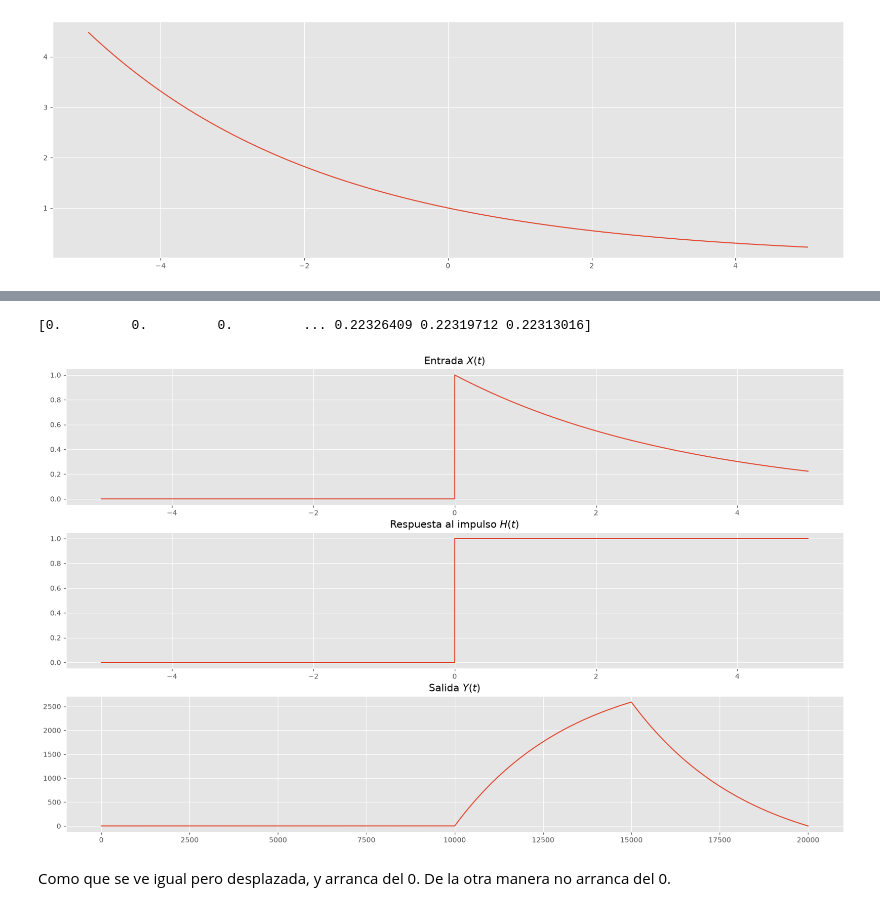
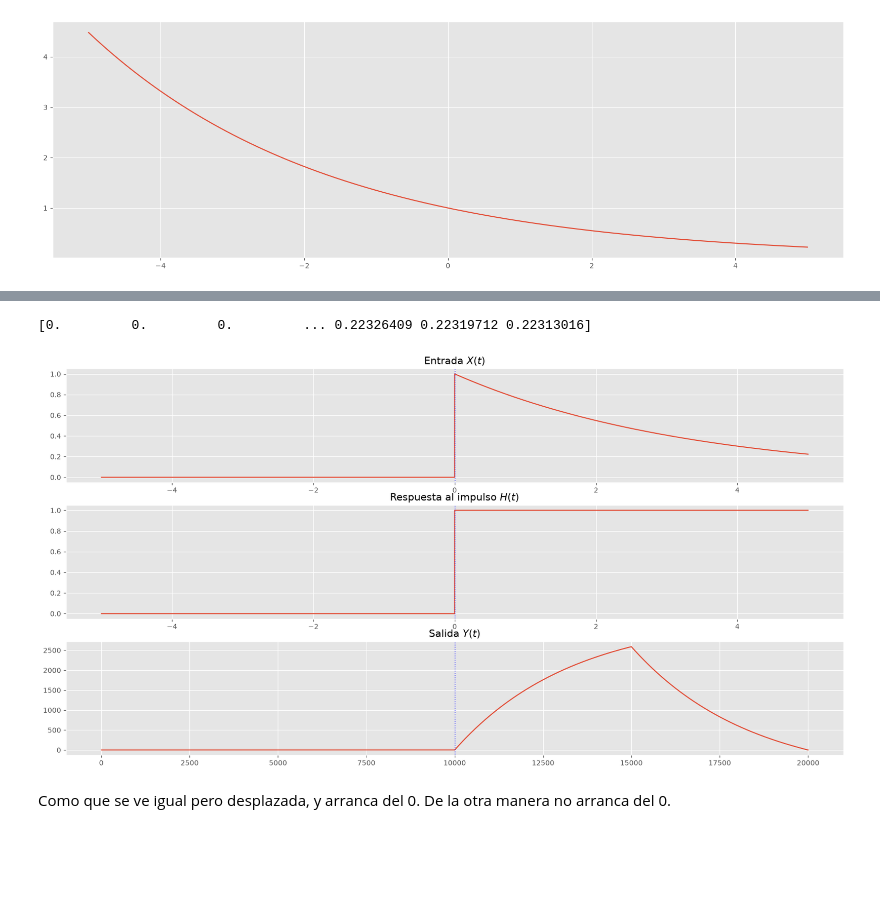
Before and after one commit to ilavaggi/SyS-2026, a Jupyter notebook: TP4.ipynb, the cells around one changed output, grey strips where cells are left out. Drawn from its saved outputs; the diff is of its cells as text; code cells hidden in the pictures; blank space fills up the shorter version.

```diff
--- a/TP4.ipynb
+++ b/TP4.ipynb
@@ -68,25 +74,29 @@ plt.show()
 # %%
 # Ahora pero cambiando x(t)
 t=np.linspace(-5,5,10000)
 x2 = h(t,0.3)*u(t)
 h2 = u(t)
 yt = convol(x2,h2)
 print(x2)
-fig,eje = plt.subplots(3,1,figsize=(20,12))
+fig,eje = plt.subplots(3,1,figsize=(20,10))
 
 eje[0].plot(t,x2)
 eje[0].set_title(r"Entrada $X(t)$")
 
 eje[1].plot(t,h2)
 eje[1].set_title(r"Respuesta al impulso $H(t)$")
 
 eje[2].plot(yt)
 eje[2].set_title(r"Salida $Y(t)$")
 
+#eje vertical pa' todos
+eje[0].axvline(0, color="blue", linewidth=1, linestyle=":")
+eje[1].axvline(0, color="blue", linewidth=1, linestyle=":")
+eje[2].axvline(10000, color="blue", linewidth=1, linestyle=":")
 plt.show()
 # %% [output]
 [0.         0.         0.         ... 0.22326409 0.22319712 0.22313016]
-[figure, old version]
+[figure, new version]
 # %% [markdown]
 Como que se ve igual pero desplazada, y arranca del 0. De la otra manera no arranca del 0.
 # %% [markdown]
```
Also changed, not shown: parts of 4 cells of this notebook, 1 other file.
